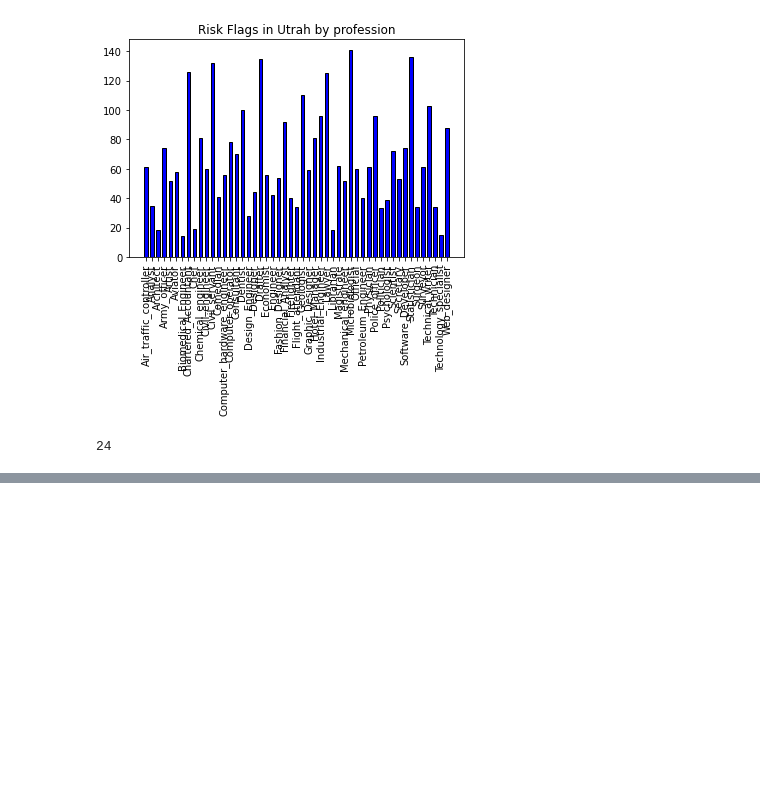
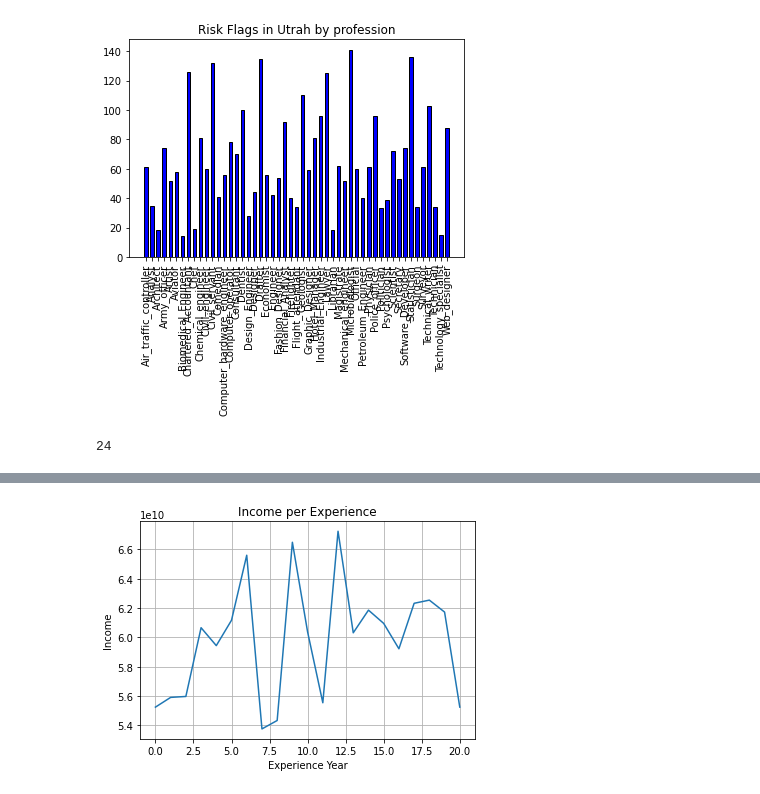
Before and after one commit to issamoxix/Loan-Prediction-Analysis, a Jupyter notebook: main.ipynb, the cells around one changed output, grey strips where cells are left out. Drawn from its saved outputs; the diff is of its cells as text; code cells hidden in the pictures; blank space fills up the shorter version.

```diff
--- a/main.ipynb
+++ b/main.ipynb
@@ -162,0 +166,11 @@ df.corr()
+# %%
+exp_axis= [pair for pair,x in df.groupby('Experience')]
+
+plt.plot(exp_axis,df.groupby('Experience').sum()['Income'])
+plt.grid()
+plt.xlabel('Experience Year')
+plt.ylabel('Income')
+plt.title('Income per Experience')
+plt.show()
+# %% [output]
+[figure, added]
```
Also changed, not shown: parts of 13 cells of this notebook.
